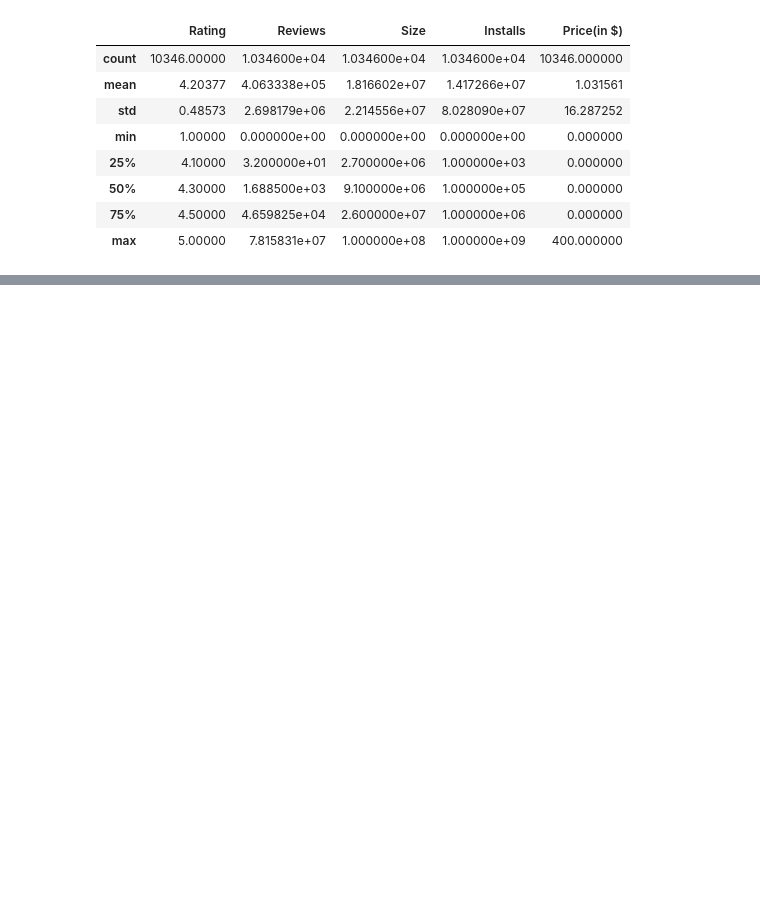
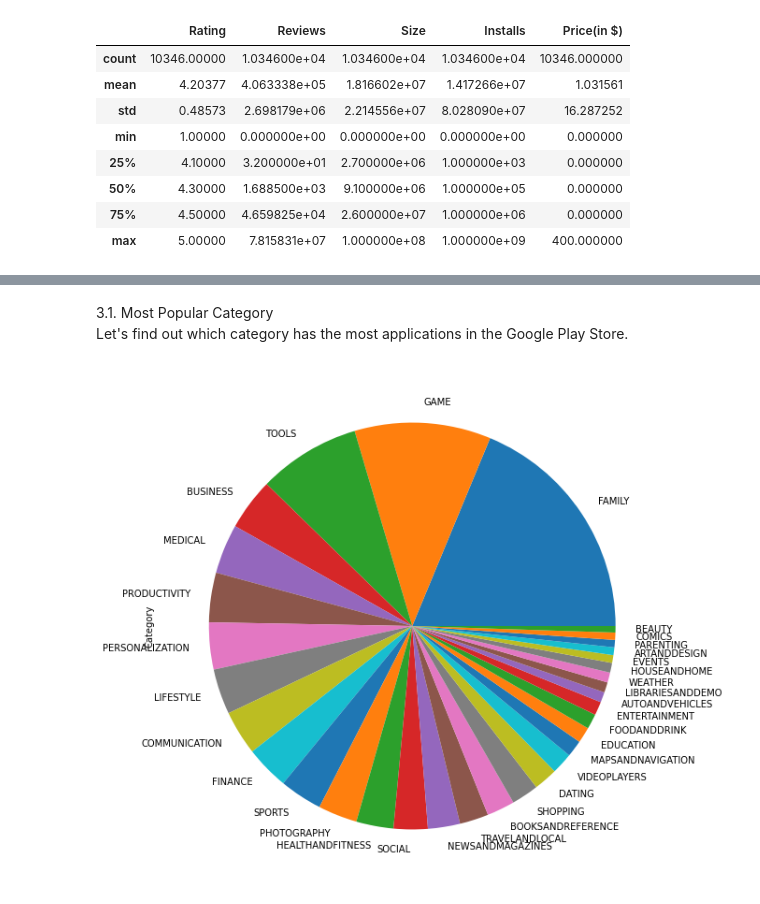
Before and after one commit to AkshatHotCode/playstoreappreview_eda, a Jupyter notebook: Akshat_Rajvanshi_Play_Store_App_Review_Analysis_Capstone_Project.ipynb, the cells around one changed output, grey strips where cells are left out. Saved outputs shown, nothing was run; the diff lists cells and outputs as text; code cells hidden in the pictures; blank space fills up the shorter version.

Commit message:
4th Commit-PlayStoreApp

```diff
--- a/Akshat_Rajvanshi_Play_Store_App_Review_Analysis_Capstone_Project.ipynb
+++ b/Akshat_Rajvanshi_Play_Store_App_Review_Analysis_Capstone_Project.ipynb
@@ -281,0 +287,10 @@ apps.describe()
+# %% [markdown]
+3.1. Most Popular Category\
+Let's find out which category has the most applications in the Google Play Store.
+# %%
+#Most Popular Category-Piechart
+plt.figure(figsize=(100,10))
+apps['Category'].value_counts().plot(kind='pie')
+plt.show()
+# %% [output]
+[figure, added]
```
Also changed, not shown: parts of 29 cells of this notebook.
